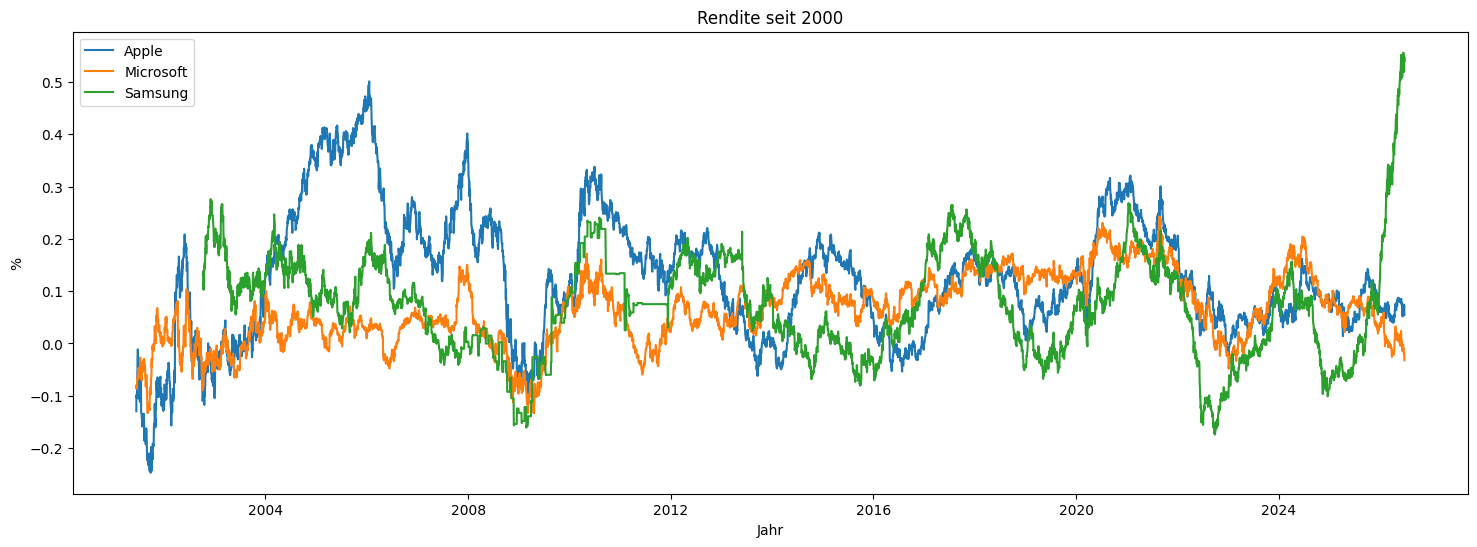
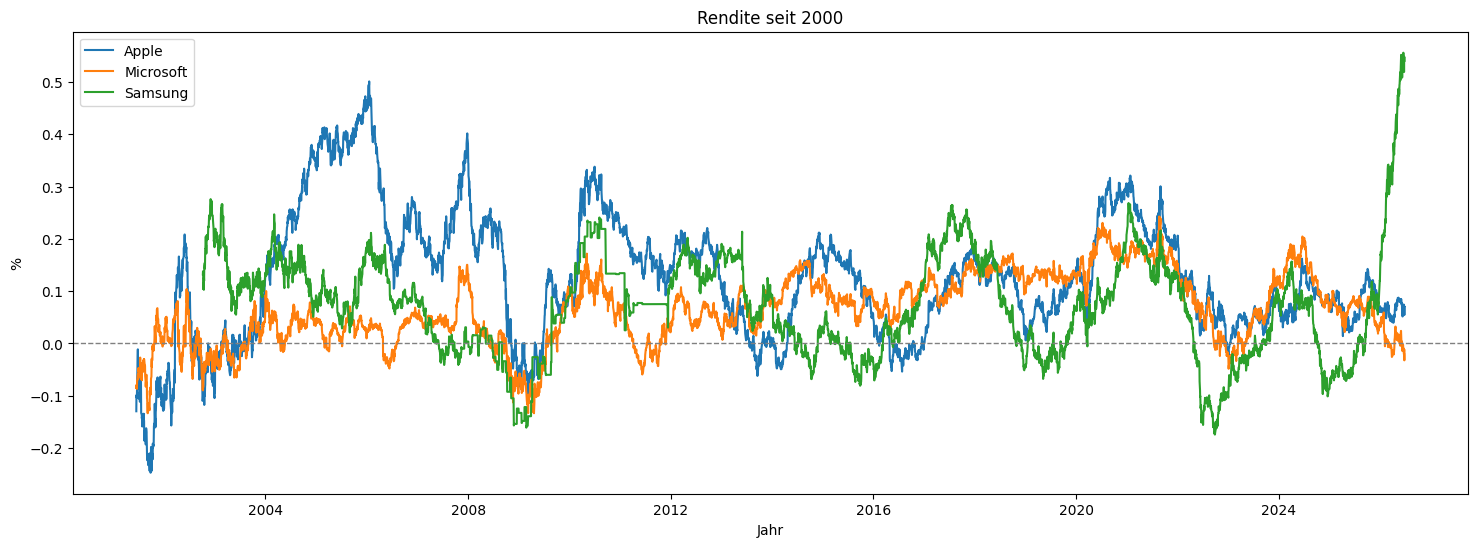
Code edit (unified diff) that turned the first committed figure into the second:
--- before
+++ after
@@ -5,4 +5,5 @@
 for name, df in daten.items():
     plt.plot(df["Rendite"].rolling(365).mean(), label=name) #gleitender 365-Tage-Durchschnitt
+plt.axhline(0, color="gray", linestyle="--", linewidth=1)
 plt.title("Rendite seit 2000")
 plt.xlabel("Jahr")

Commit: kleine änderung